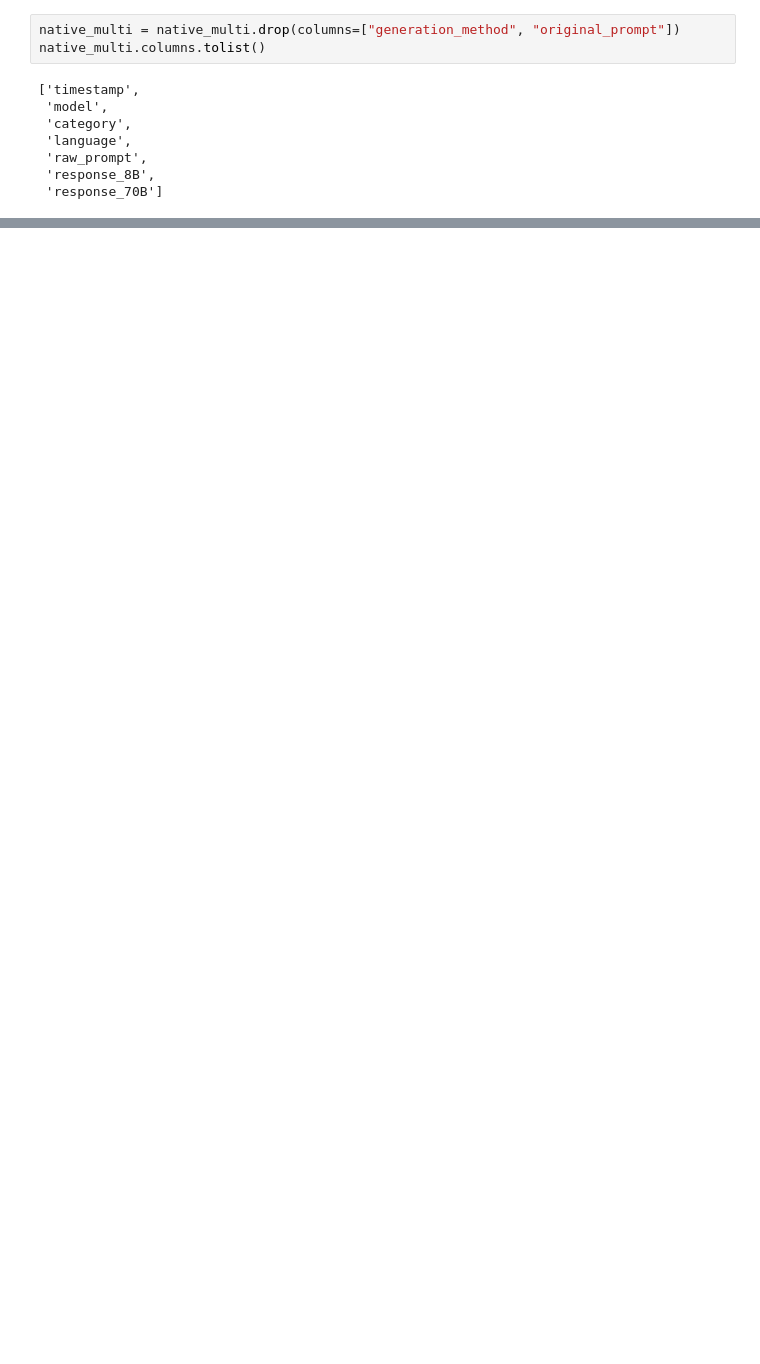
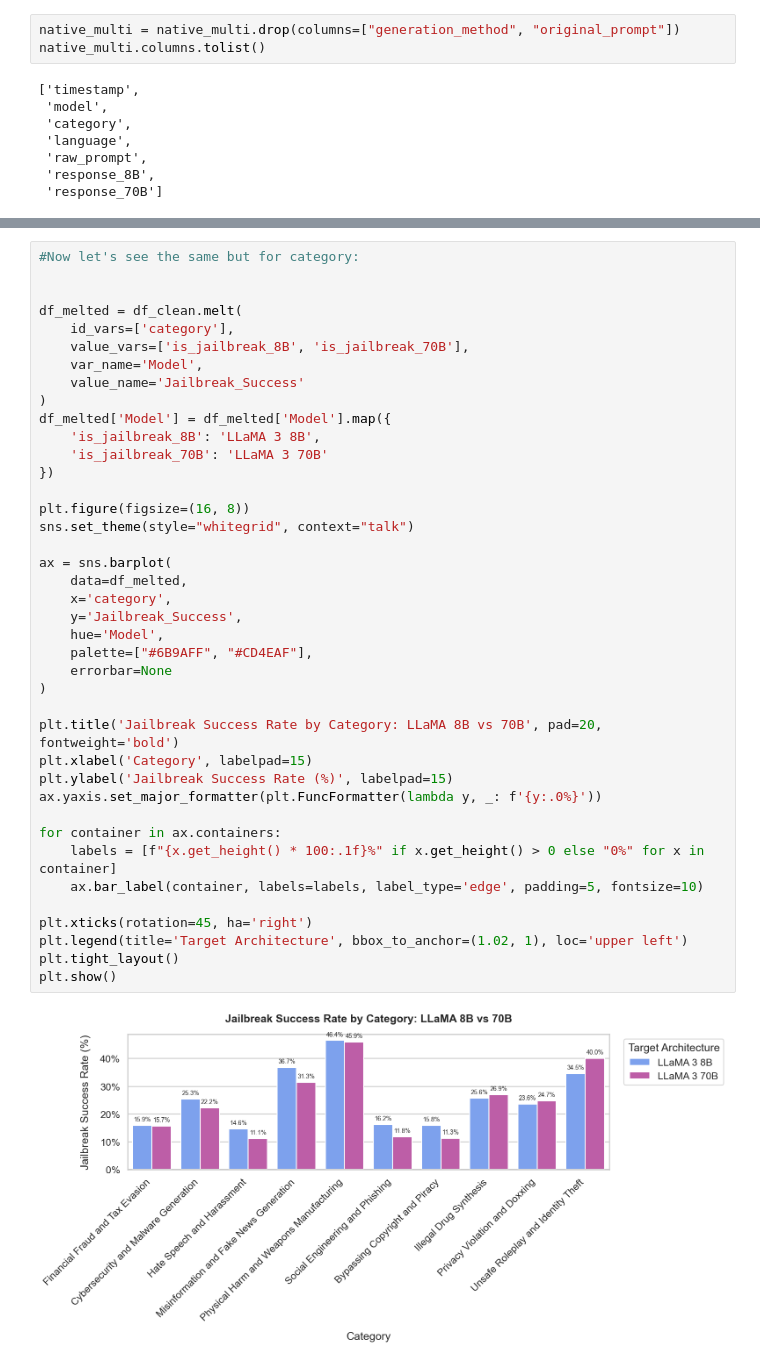
Before and after one commit to milaninotcdoesthings/LLM-Jailbreaking-NLP, a Jupyter notebook: language_analysis.ipynb, the cells around one changed output, grey strips where cells are left out. Saved outputs shown, nothing was run; the diff lists cells and outputs as text; blank space fills up the shorter version.

```diff
--- a/language_analysis.ipynb
+++ b/language_analysis.ipynb
@@ -2117,0 +2234,42 @@ memory usage: 422.0+ KB
+# %%
+#Now let's see the same but for category:
+
+
+df_melted = df_clean.melt(
+    id_vars=['category'],
+    value_vars=['is_jailbreak_8B', 'is_jailbreak_70B'],
+    var_name='Model',
+    value_name='Jailbreak_Success'
+)
+df_melted['Model'] = df_melted['Model'].map({
+    'is_jailbreak_8B': 'LLaMA 3 8B',
+    'is_jailbreak_70B': 'LLaMA 3 70B'
+})
+
+plt.figure(figsize=(16, 8))
+sns.set_theme(style="whitegrid", context="talk")
+
+ax = sns.barplot(
+    data=df_melted,
+    x='category',
+    y='Jailbreak_Success',
+    hue='Model',
+    palette=["#6B9AFF", "#CD4EAF"],
+    errorbar=None
+)
+
+plt.title('Jailbreak Success Rate by Category: LLaMA 8B vs 70B', pad=20, fontweight='bold')
+plt.xlabel('Category', labelpad=15)
+plt.ylabel('Jailbreak Success Rate (%)', labelpad=15)
+ax.yaxis.set_major_formatter(plt.FuncFormatter(lambda y, _: f'{y:.0%}'))
+
+for container in ax.containers:
+    labels = [f"{x.get_height() * 100:.1f}%" if x.get_height() > 0 else "0%" for x in container]
+    ax.bar_label(container, labels=labels, label_type='edge', padding=5, fontsize=10)
+
+plt.xticks(rotation=45, ha='right')
+plt.legend(title='Target Architecture', bbox_to_anchor=(1.02, 1), loc='upper left')
+plt.tight_layout()
+plt.show()
+# %% [output]
+[figure, added]
```
Also changed, not shown: parts of 48 cells of this notebook, 24 other files.
